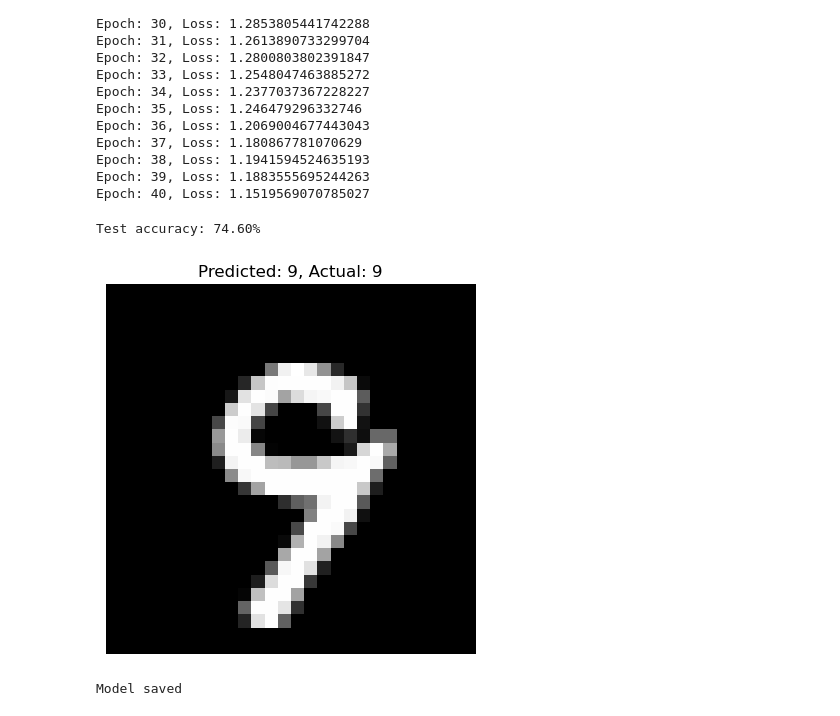
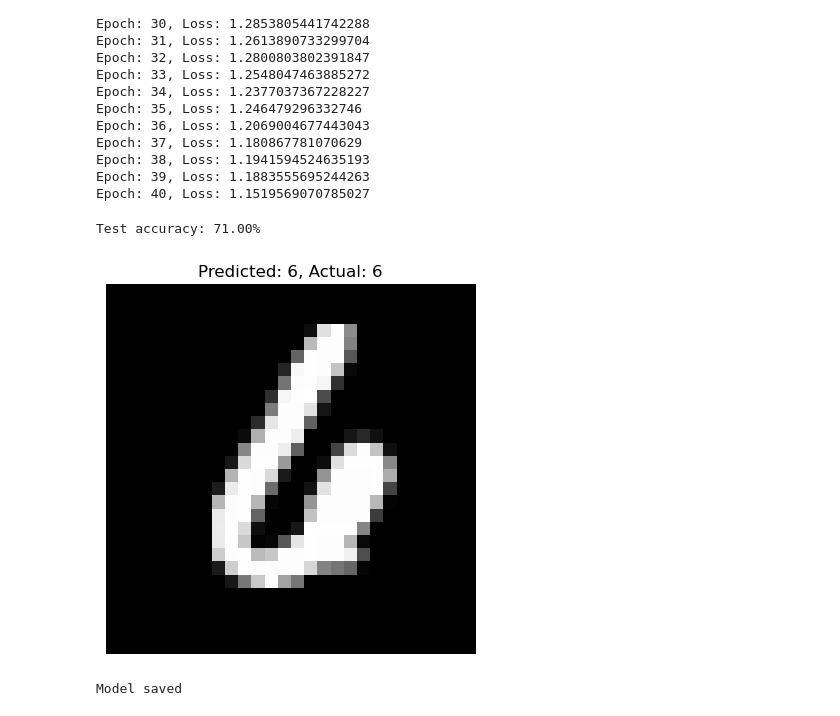
Before and after one commit to dshi08/Digit-Classification, a Jupyter notebook: digit-classification/digits.ipynb, the cells around one changed output. Drawn from its saved outputs; the diff is of its cells as text; code cells hidden in the pictures.

```diff
--- a/digit-classification/digits.ipynb
+++ b/digit-classification/digits.ipynb
@@ -167,7 +167,7 @@ X_test_resized = resize_dataset(X_test, (14, 14))
 for x, y_true in zip(X_test_resized[:1000], y_test[:1000]):
     x_vals = [Value(xi) for xi in flatten_2d(x)]
     y_pred = model(x_vals)
-    pred_label = np.argmax([p.data for p in y_pred])
+    pred_label = max(range(len(y_pred)), key=lambda i: y_pred[i].data)
 
     if pred_label == y_true:
         correct += 1
@@ -175,28 +175,28 @@ for x, y_true in zip(X_test_resized[:1000], y_test[:1000]):
 accuracy = correct / total
 print(f"Test accuracy: {accuracy * 100:.2f}%")
 # %% [output]
-Test accuracy: 74.60%
+Test accuracy: 71.00%
 # %%
 import matplotlib.pyplot as plt
 
-i = 3
+i = 103
 X_test_resized = resize_dataset(X_test, (14, 14))
 img_resized = X_test_resized[i]
 img = X_test[i]
 label = y_test[i]
 
 # Predict
 x_vals = [Value(xi) for xi in flatten_2d(img_resized)]
 y_pred = model(x_vals)
 pred_label = max(range(len(y_pred)), key=lambda i: y_pred[i].data)
 
 
 plt.imshow(img.reshape(28, 28), cmap='gray')
 plt.title(f"Predicted: {pred_label}, Actual: {label}")
 plt.axis('off')
 plt.show()
 # %% [output]
-[figure, old version]
+[figure, new version]
 # %%
 import pickle
 import os
```
Also changed, not shown: parts of 17 cells of this notebook, 1 other file.
